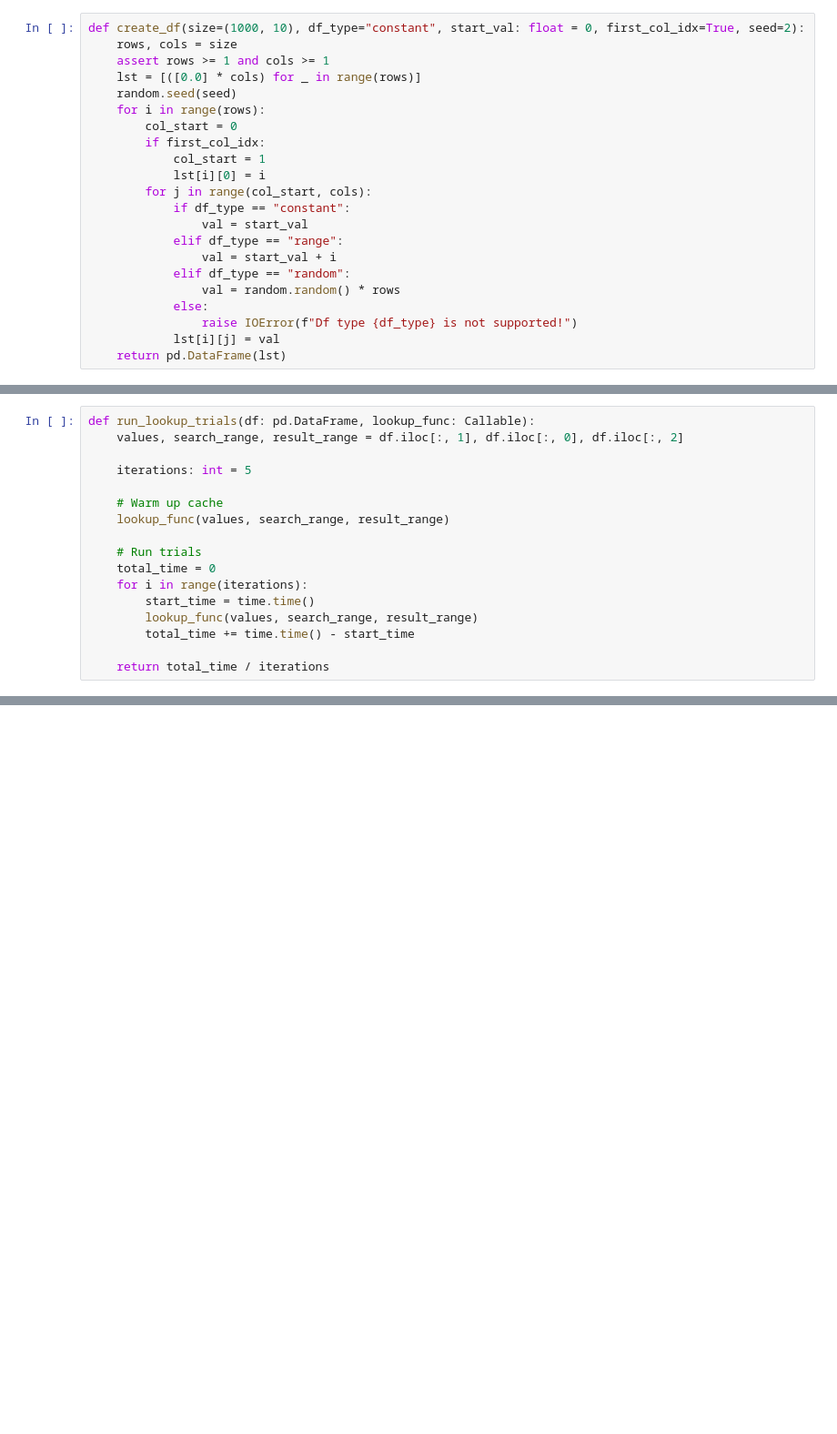
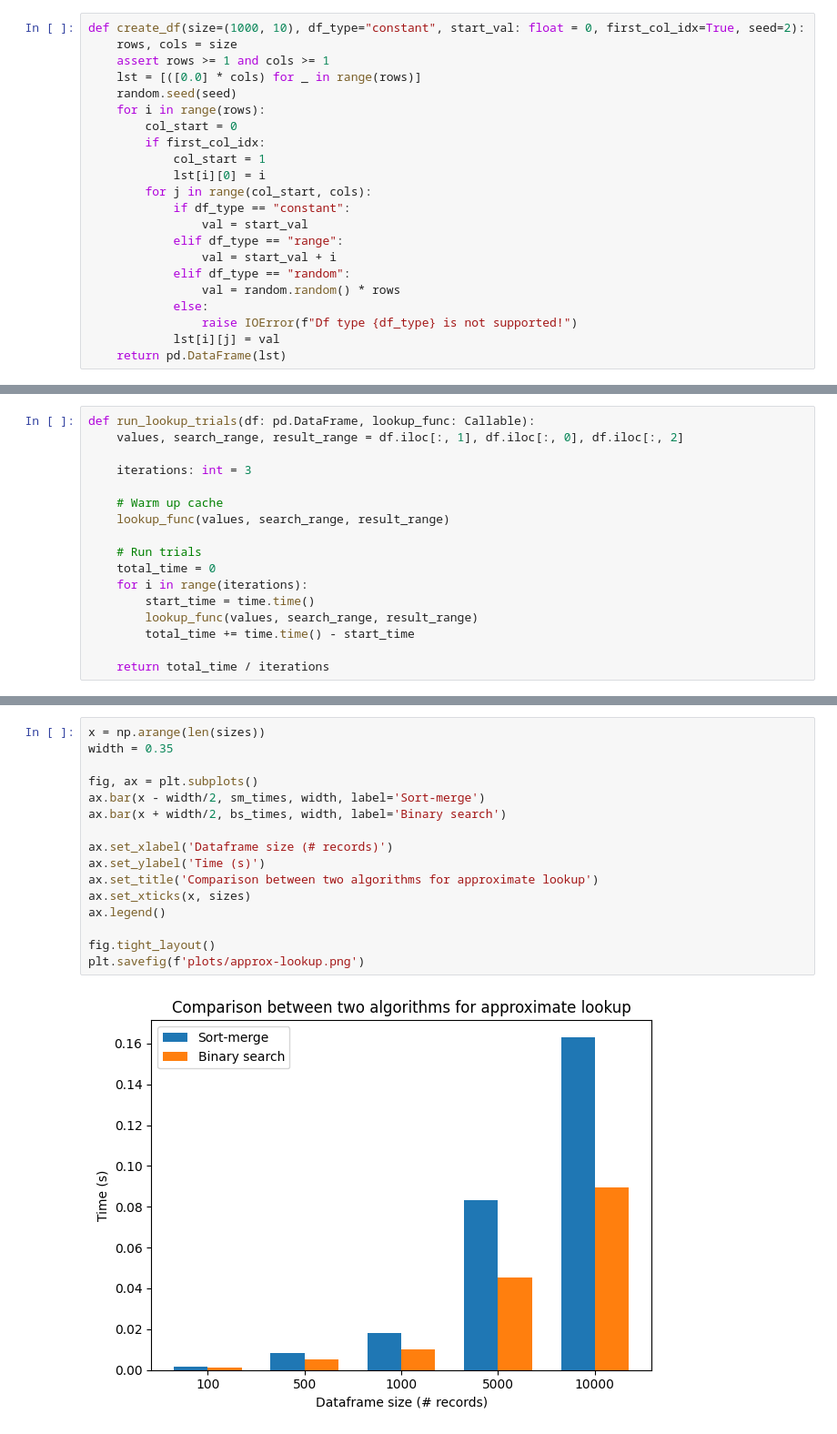
Before and after one commit to forms-org/forms, a Jupyter notebook: benchmark/lookup/benchmark_lookup.ipynb, the cells around one changed output, grey strips where cells are left out. Shown: that part at 91% size. Cells and saved outputs as stored; diff of their text form; blank space fills up the shorter version.

Commit message:
FEAT: benchmarking lookup

```diff
--- a/benchmark/lookup/benchmark_lookup.ipynb
+++ b/benchmark/lookup/benchmark_lookup.ipynb
@@ -36,7 +45,7 @@ def create_df(size=(1000, 10), df_type="constant", start_val: float = 0, first_c
 def run_lookup_trials(df: pd.DataFrame, lookup_func: Callable):
     values, search_range, result_range = df.iloc[:, 1], df.iloc[:, 0], df.iloc[:, 2]
 
-    iterations: int = 5
+    iterations: int = 3
 
     # Warm up cache
     lookup_func(values, search_range, result_range)
@@ -118,0 +152,18 @@ Binary search NumPy time: 0.008295965194702149
+# %%
+x = np.arange(len(sizes))
+width = 0.35
+
+fig, ax = plt.subplots()
+ax.bar(x - width/2, sm_times, width, label='Sort-merge')
+ax.bar(x + width/2, bs_times, width, label='Binary search')
+
+ax.set_xlabel('Dataframe size (# records)')
+ax.set_ylabel('Time (s)')
+ax.set_title('Comparison between two algorithms for approximate lookup')
+ax.set_xticks(x, sizes)
+ax.legend()
+
+fig.tight_layout()
+plt.savefig(f'plots/approx-lookup.png')
+# %% [output]
+[figure, added]
```
Also changed, not shown: parts of 12 cells of this notebook, 11 other files.
